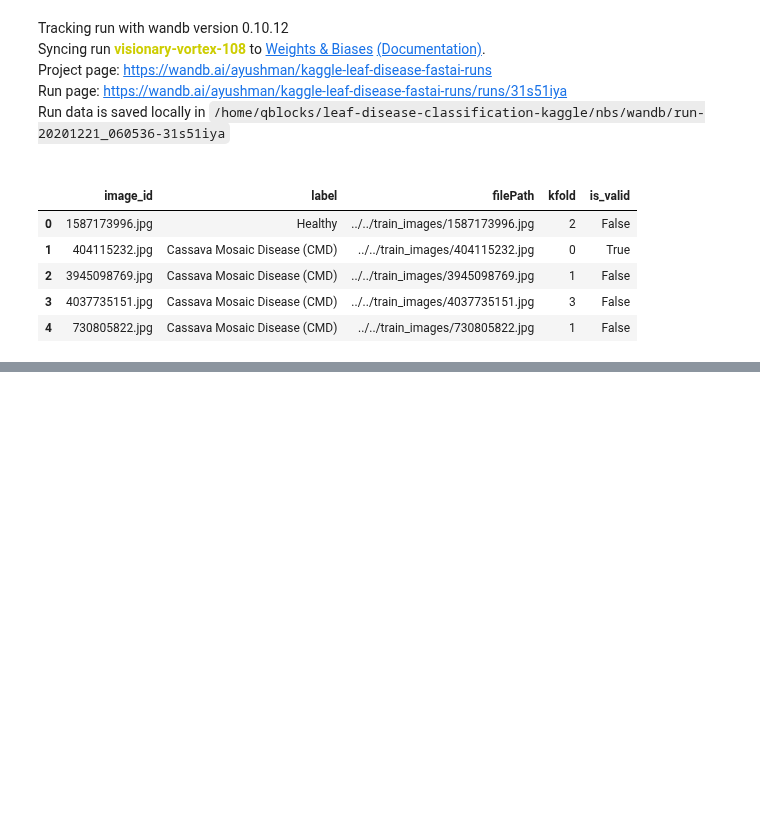
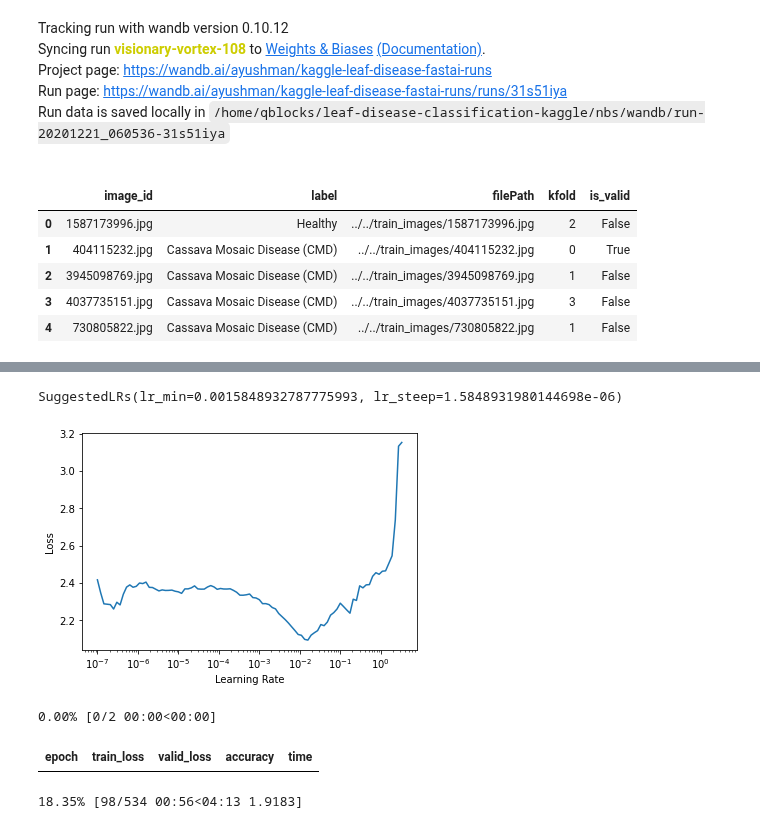
Before and after one commit to benihime91/leaf-disease-classification-kaggle, a Jupyter notebook: nbs/resnext50_32x4d-mish-ranger-labelsmoothing.ipynb, the cells around one changed output, grey strips where cells are left out. Cells and saved outputs as stored; diff of their text form; code cells hidden in the pictures; blank space fills up the shorter version.

```diff
--- a/nbs/resnext50_32x4d-mish-ranger-labelsmoothing.ipynb
+++ b/nbs/resnext50_32x4d-mish-ranger-labelsmoothing.ipynb
@@ -51,0 +88,33 @@ data.head()
+# %%
+class Mish(nn.Module):
+    def __init__(self)  : super().__init__()
+    def forward(self, x): return x *( torch.tanh(F.softplus(x)))
+
+def mod_acts(model, func, activs:list = [nn.ReLU, nn.SiLU]):
+    'recursively replace all the `activs` with `func`'
+    for child_name, child in model.named_children():
+        for act in activs:
+            if isinstance(child, act):
+                setattr(model, child_name, func)
+        else:
+            mod_acts(child, func)
+
+@delegates(Learner)
+def timm_learner(dls,m_name:str, cut:int, c:int, state:str=None, init:bool=True,
+                pretrained:bool=True, act:callable=nn.ReLU(inplace=True), modifier=None, **kwargs):
+    'create a fast.ai learner instance from timm'
+    encoder = timm.create_model(m_name, pretrained=pretrained, )
+
+    model   = TransferLearningModel(encoder, num_classes=c, cut=cut, act=act, init=init)
+
+    if modifier is not None: modifier(model)
+    if state is not None   : model.load_state_dict(torch.load(state))
+
+    learn = Learner(dls, model, **kwargs)
+    return learn
+# %%
+learn = timm_learner(dls, MODEL, cut=-2, c=dls.c, pretrained=True, act=Mish(),
+                    metrics=[accuracy], splitter=custom_splitter,
+                    modifier=partial(mod_acts, func=Mish()), init=True,
+                    opt_func=ranger, loss_func=LabelSmoothingCrossEntropy(),
+                    cbs=[WandbCallback(seed=SEED, log_preds=False, log_model=False)]).to_native_fp16()
@@ -51,0 +123,3 @@ data.head()
+# %%
+learn.lr_find()
+# %% [output]
@@ -51,0 +127,9 @@ data.head()
+SuggestedLRs(lr_min=0.0015848932787775993, lr_steep=1.5848931980144698e-06)
+[figure, added]
+# %%
+learn.freeze()
+learn.fit_flat_cos(2, 2e-03, wd=0.3, cbs=[MixUp(), GradientAccumulation(n_acc=4*dls.bs)])
+# %% [output]
+0.00% [0/2 00:00<00:00]
+| epoch | train_loss | valid_loss | accuracy | time |
+18.35% [98/534 00:56<04:13 1.9183]
```
Also changed, not shown: parts of 7 cells of this notebook, 1 other file.
